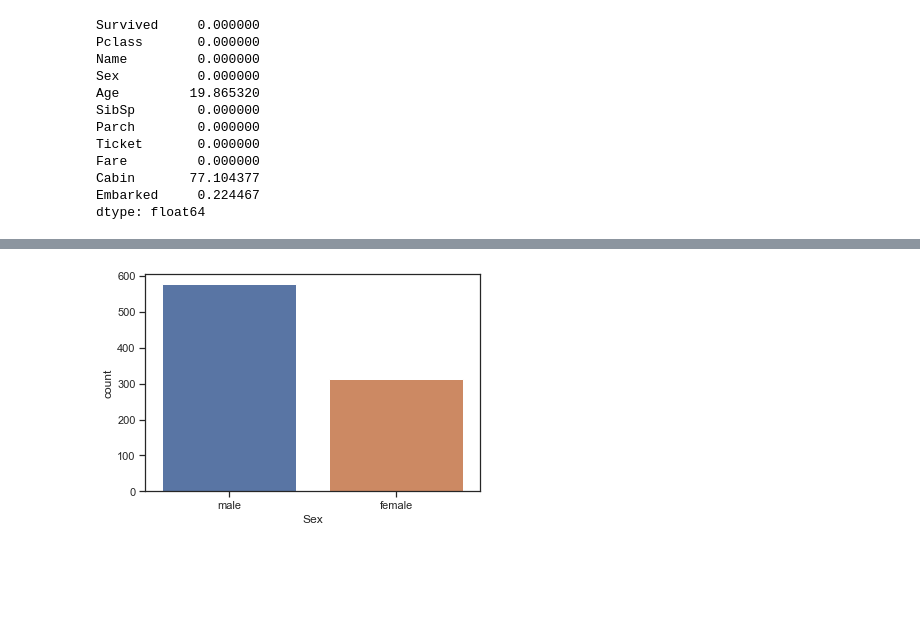
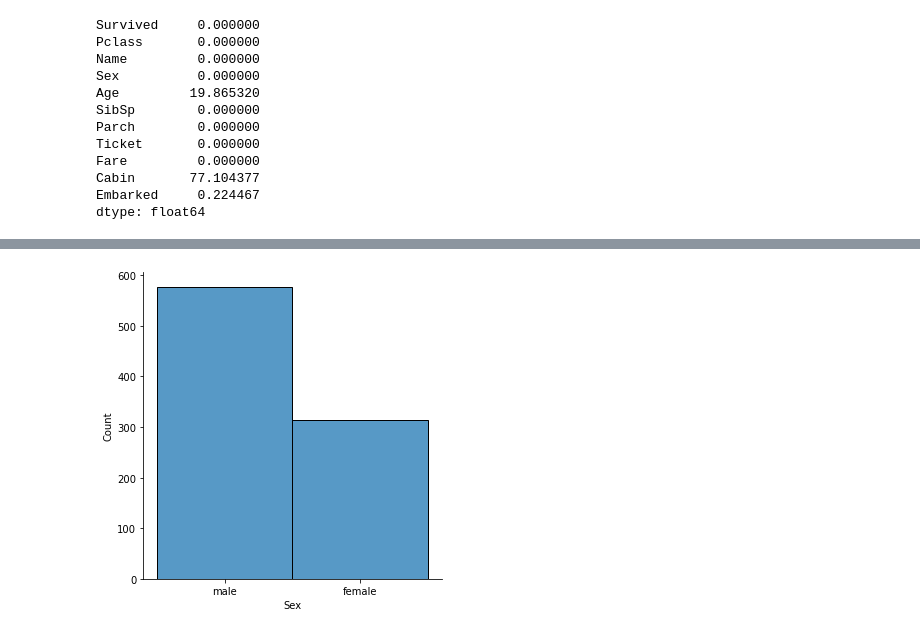
Before and after one commit to cantaruttim/Titanic, a Jupyter notebook: Titanic.ipynb, the cells around one changed output, grey strips where cells are left out. Drawn from its saved outputs; the diff is of its cells as text; code cells hidden in the pictures; blank space fills up the shorter version.

```diff
--- a/Titanic.ipynb
+++ b/Titanic.ipynb
@@ -45,5 +47,5 @@ dtype: float64
 # %%
 # Removendo as colunas com maior porcentagem de valores NA
-train_df = train.drop(columns=["Age", "Cabin"], axis=1) # removendo o id do passageiro
+train_df = train.drop(columns=["PassengerId", "Age", "Cabin"], axis=1) # removendo as colunas PassenferId, Age e Cabin
 train_df
 # %% [output]
@@ -63,5 +65,5 @@ train_df
 # %%
 # Temos mais homens do que mulheres no navio
-sns.countplot(train_df['Sex']);
+sns.displot(train_df['Sex']);
 # %% [output]
-[figure, old version]
+[figure, new version]
```
Also changed, not shown: parts of 13 cells of this notebook.
